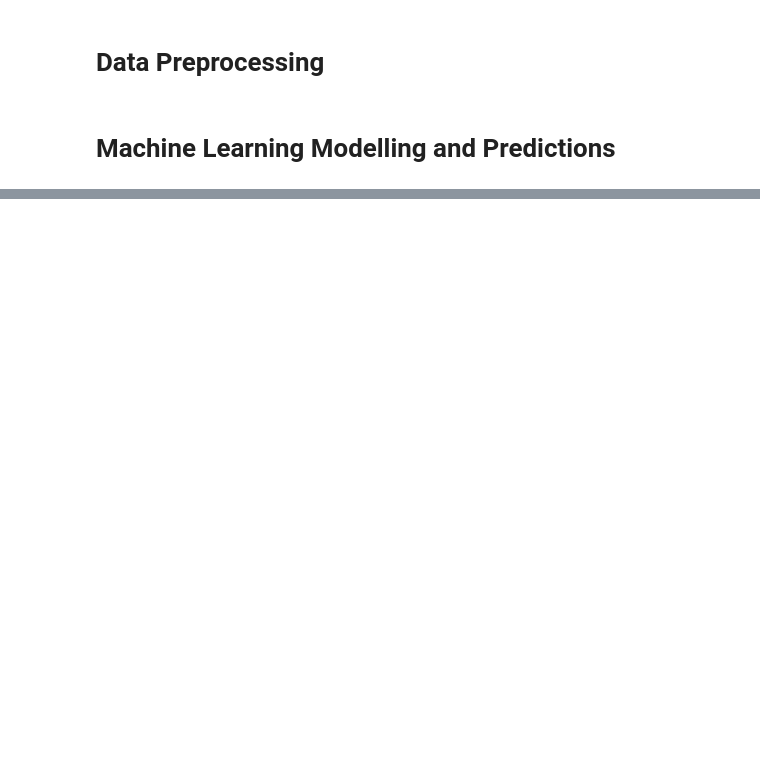
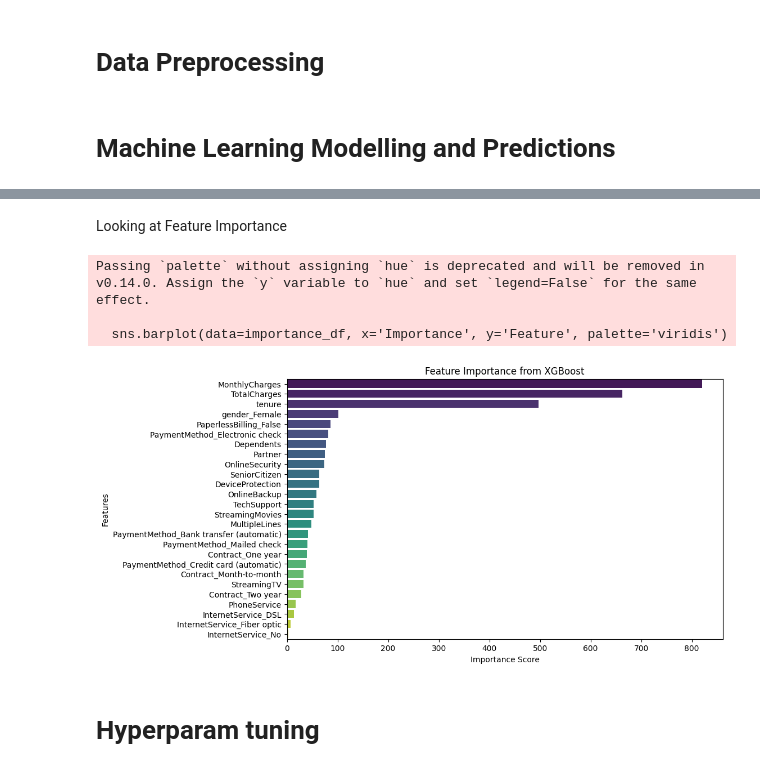
Before and after one commit to wh289/customer-conversion-drivers, a Jupyter notebook: notebooks/telco_churn_analysis.ipynb, the cells around one changed output, grey strips where cells are left out. Cells and saved outputs as stored; diff of their text form; code cells hidden in the pictures; blank space fills up the shorter version.

Commit message:
Adding xgboost model

```diff
--- a/notebooks/telco_churn_analysis.ipynb
+++ b/notebooks/telco_churn_analysis.ipynb
@@ -324,4 +313,9 @@ plt.show()
 # %% [markdown]
 # Data Preprocessing
+# %%
+X = df.drop('Churn', axis = 1)
+y = df['Churn']
+
+X_train, X_test, y_train, y_test = train_test_split(X, y, test_size=0.2, random_state=42)
 # %% [markdown]
 # Machine Learning Modelling and Predictions
@@ -327,0 +324,3 @@ plt.show()
+# %%
+model = XGBClassifier(use_label_encoder=False, eval_metric='logloss')
+model.fit(X_train, y_train)
@@ -327,0 +344,3 @@ plt.show()
+# %%
+model.fit(X_train, y_train)
+y_pred = model.predict(X_test)
@@ -327,0 +379,22 @@ plt.show()
+# %% [markdown]
+Looking at Feature Importance
+# %%
+# Feature importants
+importance = model.get_booster().get_score(importance_type='weight')
+importance_df = pd.DataFrame(importance.items(), columns=['Feature', 'Importance'])
+importance_df = importance_df.sort_values(by='Importance', ascending=False)
+
+# Plot feature importance
+plt.figure(figsize=(10, 6))
+sns.barplot(data=importance_df, x='Importance', y='Feature', palette='viridis')
+plt.title('Feature Importance from XGBoost')
+plt.xlabel('Importance Score')
+plt.ylabel('Features')
+plt.show()
+# %% [output]
+Passing `palette` without assigning `hue` is deprecated and will be removed in v0.14.0. Assign the `y` variable to `hue` and set `legend=False` for the same effect.
+
+  sns.barplot(data=importance_df, x='Importance', y='Feature', palette='viridis')
+[figure, added]
+# %% [markdown]
+# Hyperparam tuning
```
Also changed, not shown: parts of 22 cells of this notebook.
